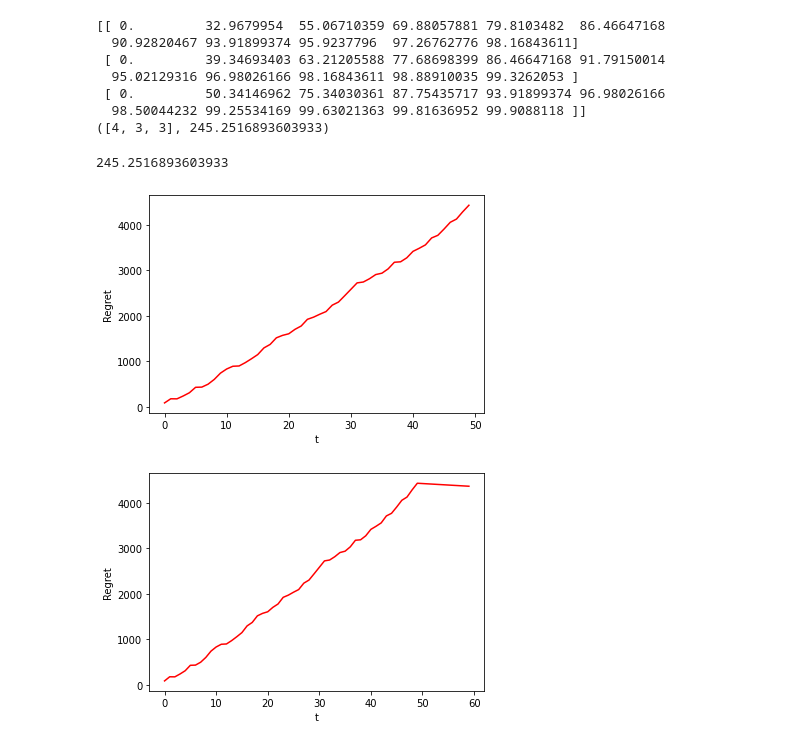
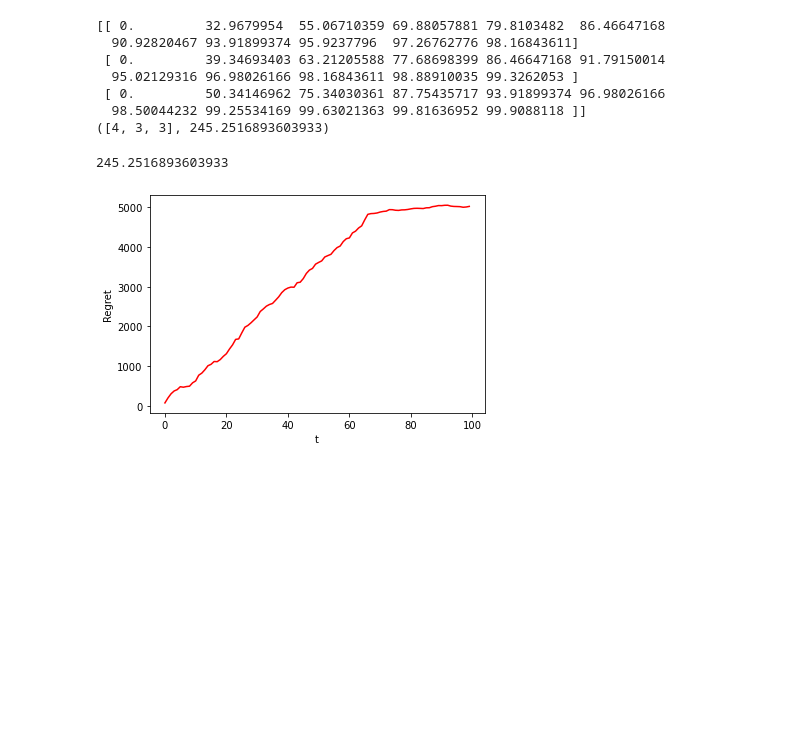
Before and after one commit to damiano1996/DataIntelligenceApplications, a Jupyter notebook: project/Urbano08/Exercise2.ipynb, the cells around one changed output. Cells and saved outputs as stored; diff of their text form; code cells hidden in the pictures; blank space fills up the shorter version.

```diff
--- a/project/Urbano08/Exercise2.ipynb
+++ b/project/Urbano08/Exercise2.ipynb
@@ -28,5 +10,8 @@ from project.Urbano08.Optimizer import Optimizer
 # %%
-n_obs = 50
+np.random.seed(72)
+n_obs = 100
+n_obs_exploration = round(n_obs*2/3)
+n_obs_exploitation = n_obs-n_obs_exploration
 n_subcamp = 3
 max_bid = 1
 max_clicks = 100
@@ -46,8 +31,7 @@ for i in range(0, n_subcamp):
 # %% [output]
 [0.  0.1 0.2 0.3 0.4 0.5 0.6 0.7 0.8 0.9 1. ]
 # %%
-# BISOGNA USARE IL DATAFRAME DI PANDA AL POSTO DEGLI X_OBS E Y_OBS  (PER ORA SONO DATI RIPETUTI)
-for i in range(0, n_obs):
+for i in range(0, n_obs_exploration):
     clicks = []
 
     #Pull an arm for each sub-campaign:
@@ -62,7 +46,6 @@ for i in range(0, n_obs):
 
     clicks = env.round(pulled[0],pulled[1],pulled[2])
 
-
     for x in range(0,n_subcamp):
         learners[x].update(pulled[x], clicks[x])
     total_click_each_day = total_click_each_day.append({
@@ -162,0 +86,23 @@ print(total_click_each_day)
+# %%
+for i in range(0, n_obs_exploitation):
+    clicks = []
+
+    pulled = Optimizer.fit_table(table_all_Subs)[0]
+
+    clicks = env.round(pulled[0],pulled[1],pulled[2])
+
+
+    for x in range(0,n_subcamp):
+        learners[x].update(pulled[x], clicks[x])
+    total_click_each_day = total_click_each_day.append({
+        'bid_sub1':pulled[0],
+        'bid_sub2':pulled[1],
+        'bid_sub3':pulled[2],
+        "click1":clicks[0],
+        "click2":clicks[1],
+        "click3":clicks[2]
+    }, ignore_index=True)
+
+    table_all_Subs = np.ndarray(shape=(0,len(bids)), dtype=float)
+    for l in learners:
+        table_all_Subs = np.append(table_all_Subs,np.atleast_2d(l.means.T),0)
@@ -184,34 +137,20 @@ print(Optimizer.fit_table(all_optimal_subs))
 # %%
 # list of the collected reward
 rewards_per_experiment = []
 opt = Optimizer.fit_table(all_optimal_subs)[1]
 print(opt)
 
 for i in range(0,n_obs):
     num_clicks_day_i = total_click_each_day.values[i][3]  \
                        + total_click_each_day.values[i][4] \
                        + total_click_each_day.values[i][5]
     rewards_per_experiment.append(num_clicks_day_i)
 
 plt.figure(0)
 plt.ylabel("Regret")
 plt.xlabel("t")
 plt.plot(np.cumsum(opt - rewards_per_experiment, axis=0), 'r')
 plt.show()
-
-
-
-
-for i in range(0,10):
-
-    rewards_per_experiment.append(Optimizer.fit_table(table_all_Subs)[1])
-
-plt.figure(0)
-plt.ylabel("Regret")
-plt.xlabel("t")
-plt.plot(np.cumsum(opt - rewards_per_experiment, axis=0), 'r')
-plt.show()
 # %% [output]
 245.2516893603933
-[figure, old version]
+[figure, new version]
-[figure, removed]
```
Also changed, not shown: parts of 11 cells of this notebook, 1 other file.
